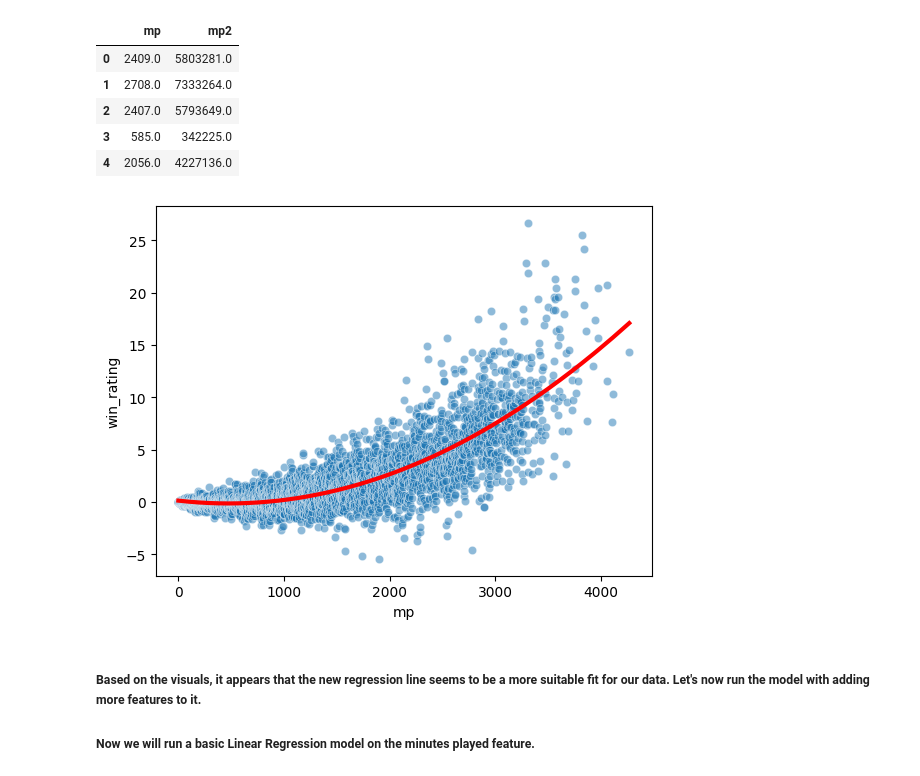
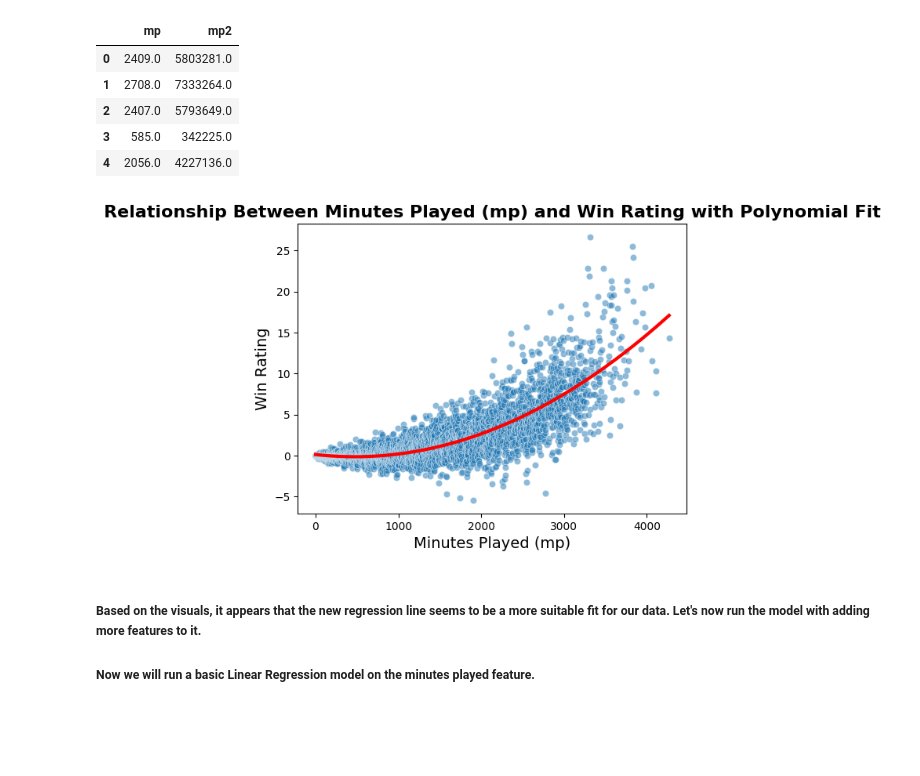
Before and after one commit to Dimasaur/nba_project, a Jupyter notebook: nba_project.ipynb, the cells around one changed output. Saved outputs shown, nothing was run; the diff lists cells and outputs as text; code cells hidden in the pictures; blank space fills up the shorter version.

Commit message:
chart improvement

```diff
--- a/nba_project.ipynb
+++ b/nba_project.ipynb
@@ -306,22 +306,25 @@ X_poly.head()
 # %%
 # We sort the data for the plotting our scatterplot
 
 data_mp_sorted = data.sort_values('mp')
 
 X_sorted = data_mp_sorted[['mp']]
 y_sorted = data_mp_sorted[['win_rating']]
 
 # Fitting and transforming the model with the polynomial features and running predictions
 X_poly = poly_2.fit_transform(X_sorted)
 model.fit(X_poly,y_sorted)
 predictions = model.predict(X_poly)
 
 # Visualizing the result from over the original data
 sns.scatterplot(x=X_sorted['mp'],y=y_sorted['win_rating'],alpha=0.5)
 plt.plot(X_sorted['mp'], predictions, linewidth=3, color='r')
+plt.title("Relationship Between Minutes Played (mp) and Win Rating with Polynomial Fit", fontsize=16, fontweight='bold')
+plt.xlabel("Minutes Played (mp)", fontsize=14)
+plt.ylabel("Win Rating", fontsize=14)
 plt.show();
 # %% [output]
-[figure, old version]
+[figure, new version]
 # %% [markdown]
 ##### Based on the visuals, it appears that the new regression line seems to be a more suitable fit for our data. Let's now run the model with adding more features to it.
 
```
Also changed, not shown: parts of 1 cell of this notebook.
